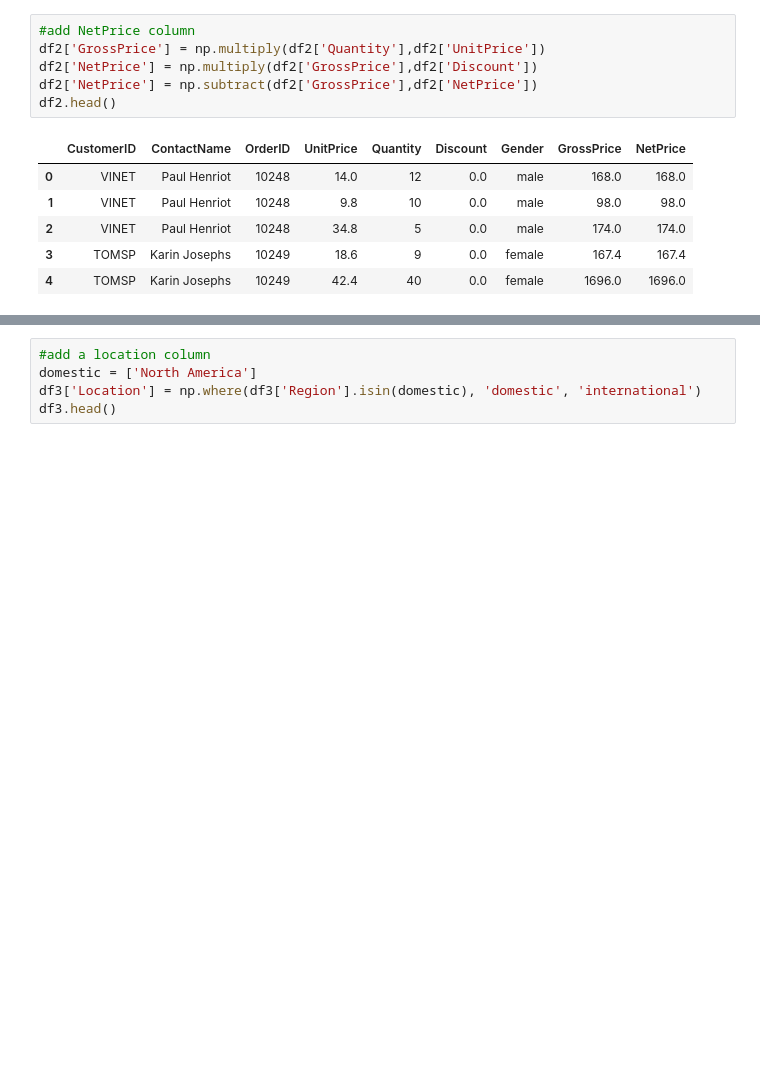
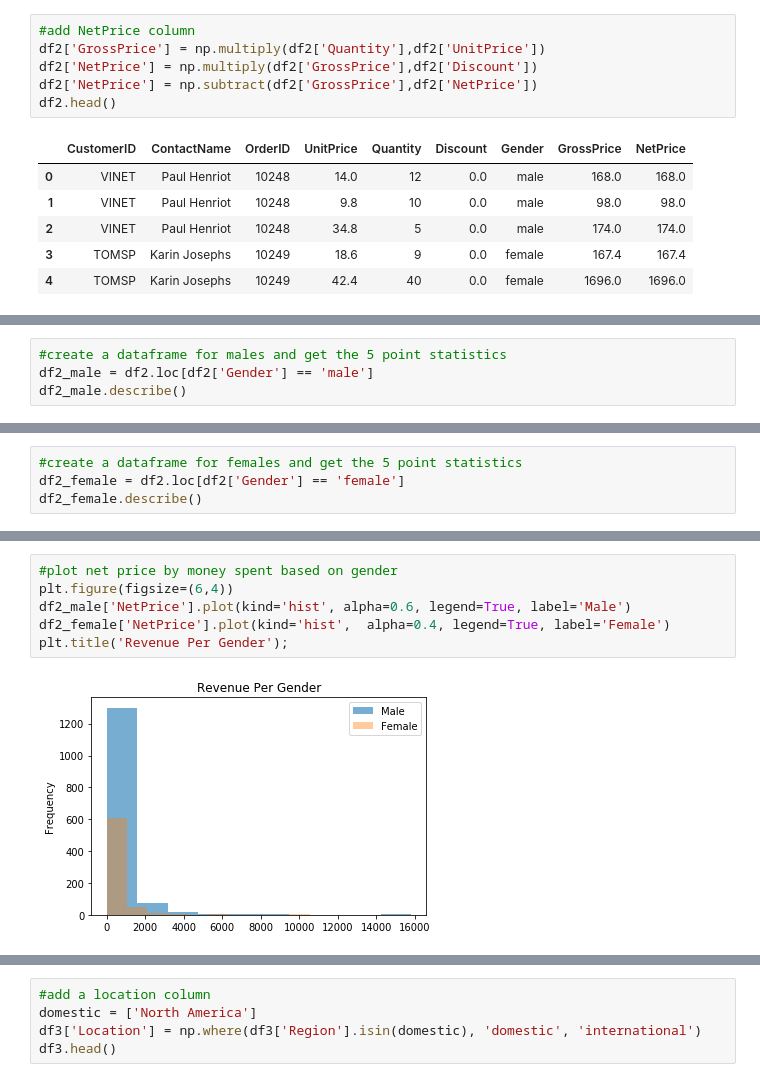
Before and after one commit to AllaGonzalez/Hypothesis_Testing_Using_Northwind_Database, a Jupyter notebook: Project Notebook.ipynb, the cells around one changed output, grey strips where cells are left out. Cells and saved outputs as stored; diff of their text form; blank space fills up the shorter version.

```diff
--- a/Project Notebook.ipynb
+++ b/Project Notebook.ipynb
@@ -473,0 +555,4 @@ df2.head()
+# %%
+#create a dataframe for males and get the 5 point statistics
+df2_male = df2.loc[df2['Gender'] == 'male']
+df2_male.describe()
@@ -473,0 +569,4 @@ df2.head()
+# %%
+#create a dataframe for females and get the 5 point statistics
+df2_female = df2.loc[df2['Gender'] == 'female']
+df2_female.describe()
@@ -473,0 +583,8 @@ df2.head()
+# %%
+#plot net price by money spent based on gender
+plt.figure(figsize=(6,4))
+df2_male['NetPrice'].plot(kind='hist', alpha=0.6, legend=True, label='Male')
+df2_female['NetPrice'].plot(kind='hist',  alpha=0.4, legend=True, label='Female')
+plt.title('Revenue Per Gender');
+# %% [output]
+[figure, added]
```
Also changed, not shown: parts of 73 cells of this notebook.
